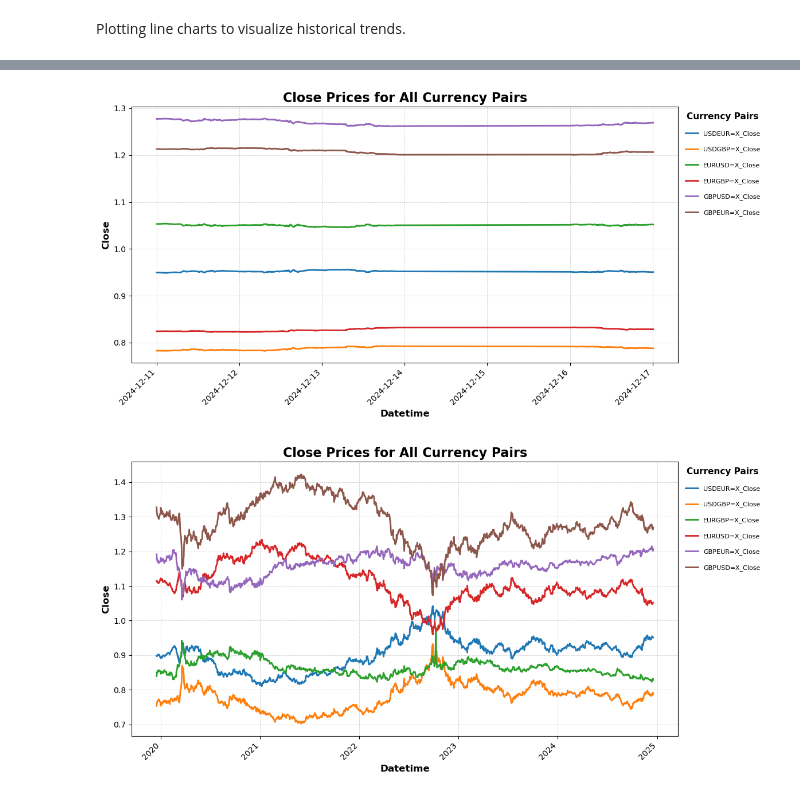
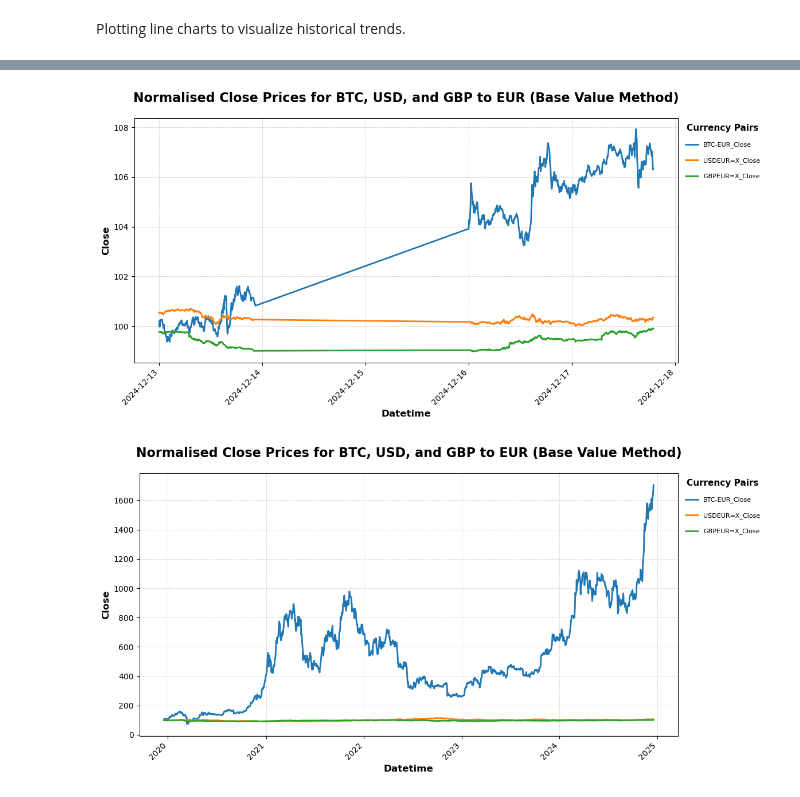
Before and after one commit to TomUszyn/PFDA-project, a Jupyter notebook: analysingCurrencyTrends.ipynb, the cells around one changed output, grey strips where cells are left out. Cells and saved outputs as stored; diff of their text form; code cells hidden in the pictures.

Commit message:
Changed range of analyses and re-editing code, updated related documents such as requirements.txt, and README.md. Created file to score functions.

```diff
--- a/analysingCurrencyTrends.ipynb
+++ b/analysingCurrencyTrends.ipynb
@@ -294,10 +457,19 @@ mergedFiatCurrencies5y = usd5y.merge(eur5y, how='outer', on='Datetime', suffixes
 #### Fill missing values using forward fill (ffill) method
 # %%
 # List of DataFrames
-dataframes = [mergedFiatCurrencies2y, mergedFiatCurrencies5y, mergedFiatCurrencies5d, btc2y, btc5y, btc5d]
+dataframes = [allFiatCurrencies2y, allFiatCurrencies5y, allFiatCurrencies5d, btc2y, btc5y, btc5d]
 
 # Forward fill missing values for each DataFrame in the list
 for df in dataframes:
     df.ffill(inplace=True)
+# %%
+## Convert to the same timezone (UTC) if the index is already timezone-aware
+dataFrames = [allFiatCurrencies2y, allFiatCurrencies5y, allFiatCurrencies5d, btc2y, btc5y, btc5d]
+
+for df in dataFrames:
+    if df.index.tzinfo is None:  # If timezone is naive, localize to UTC
+        df.index = df.index.tz_localize('UTC')
+    else:  # If timezone is already aware, convert to UTC
+        df.index = df.index.tz_convert('UTC')
 # %% [markdown]
 #### Checking Datetime format if it is in expected form: '%Y-%m-%d %H:%M:%S'.
@@ -369 +590,7 @@ normalisedBasedValueFiat5d.head(3)
 3 rows × 24 columns
+# %%
+# Merge the normalised DataFrames using 'Datetime' column and add suffixes
+allNormalisedBasedValue2y = normalisedBasedValueFiat2y.merge(normalisedBasedValuebtc2y, how='inner', on='Datetime', suffixes=('_GBP', '_BTC'))
+allNormalisedBasedValue5y = normalisedBasedValueFiat5y.merge(normalisedBasedValuebtc5y, how='inner', on='Datetime', suffixes=('_GBP', '_BTC'))
+allNormalisedBasedValue5d = normalisedBasedValueFiat5d.merge(normalisedBasedvaluebtc5d, how='inner', on='Datetime', suffixes=('_GBP', '_BTC'))
+allNormalisedBasedValue5y.head(3)
@@ -509,30 +767,49 @@ According to the [Codeacadamy website ](https://www.codecademy.com/article/norma
 # %% [markdown]
 Plotting line charts to visualize historical trends.
 # %%
-import matplotlib.pyplot as plt
 
-# List of datasets to plot
-datasets = [mergedFiatCurrencies2y, mergedFiatCurrencies5d, mergedFiatCurrencies5y]
+def plotClosePrices(datasets, specificColumns=None, title='Close Prices for Currency Pairs'):
+    """
+    Universal function to plot 'Close' prices for any list of datasets.
 
-# Loop through each dataset and plot Close prices
-for df in datasets:
-    plt.figure(figsize=(12, 6))
-    for column in df.columns:
-        if 'Close' in column:
+    Parameters:
+    - datasets: List of dataframes to plot.
+    - specific_columns: List of column names to plot. If None, plots all columns with 'Close' in the name.
+    - title: Title for the plot (default: 'Close Prices for Currency Pairs').
+    """
+    # Loop through each dataset in the list
+    for df in datasets:
+        plt.figure(figsize=(12, 6))
+
+        # If specific columns are provided, use them; otherwise, find columns with 'Close' in their names
+        if specificColumns:
+            columnsToPlot = specificColumns
+        else:
+            columnsToPlot = [col for col in df.columns if 'Close' in col]
+
+        # Plot each of the selected columns
+        for column in columnsToPlot:
             plt.plot(df.index, df[column], label=column, linewidth=2)
-    plt.xlabel('Datetime', fontsize=12, fontweight='bold')
-    plt.ylabel('Close', fontsize=12, fontweight='bold')
-    plt.title('Close Prices for All Currency Pairs', fontsize=16, fontweight='bold')
-    plt.xticks(rotation=45, ha='right', fontsize=10)
-    plt.grid(True, which='both', linestyle='--', linewidth=0.5, alpha=0.7)
-    plt.tight_layout()
 
-    from matplotlib import font_manager
+        # Labeling and styling the plot
+        plt.xlabel('Datetime', fontsize=12, fontweight='bold')
+        plt.ylabel('Close', fontsize=12, fontweight='bold')
+        plt.title(title, fontsize=16, fontweight='bold', pad=20)
+        plt.xticks(rotation=45, ha='right', fontsize=10)
+        plt.grid(True, which='both', linestyle='--', linewidth=0.5, alpha=0.7)
 
-    plt.legend(loc='upper left', bbox_to_anchor=(1.003, 1), title='Currency Pairs',
-           frameon=False, fancybox=True, shadow=True, fontsize=8,
-           title_fontproperties=font_manager.FontProperties(weight='bold', size=11),labelspacing=1.5)  # Bold and set font size
+        # Customize the legend
+        plt.legend(loc='upper left', bbox_to_anchor=(1.003, 1), title='Currency Pairs',
+                   frameon=False, fancybox=True, shadow=True, fontsize=8,
+                   title_fontproperties=font_manager.FontProperties(weight='bold', size=11), labelspacing=1.5)
 
-    plt.subplots_adjust(right=0.85)
-    plt.show()
+        # Adjust layout to fit the plot and legend
+        plt.tight_layout()
+        plt.subplots_adjust(right=0.85)
+        plt.show()
+
+# Example usage:
+datasets = [allNormalisedBasedValue2y, allNormalisedBasedValue5d, allNormalisedBasedValue5y]
+specificColumns = ['BTC-EUR_Close', 'USDEUR=X_Close', 'GBPEUR=X_Close']  # Define columns you want to plot
+plotClosePrices(datasets, specificColumns, title='Normalised Close Prices for BTC, USD, and GBP to EUR (Base Value Method)')
 # %% [output]
@@ -540,2 +817,2 @@ for df in datasets:
-[figure, old version]
+[figure, new version]
-[figure, old version]
+[figure, new version]
```
Also changed, not shown: parts of 42 cells of this notebook, 20 other files.
